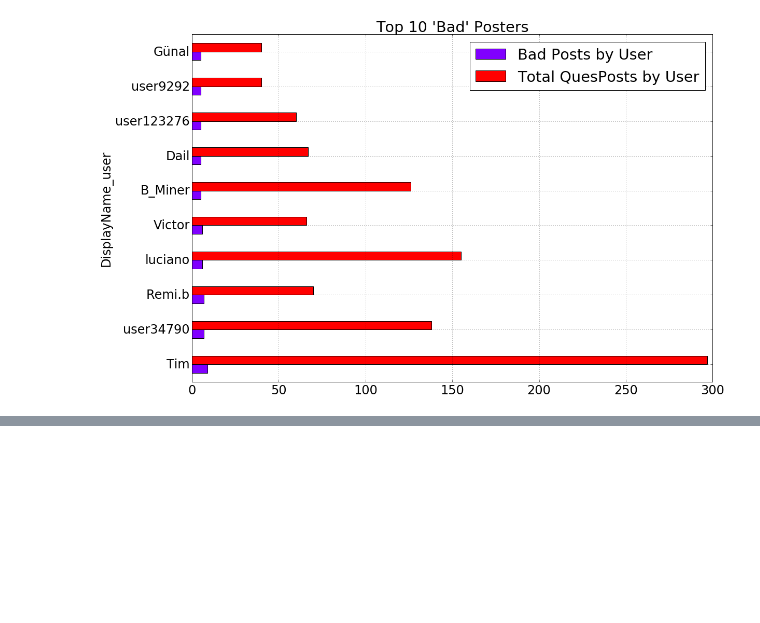
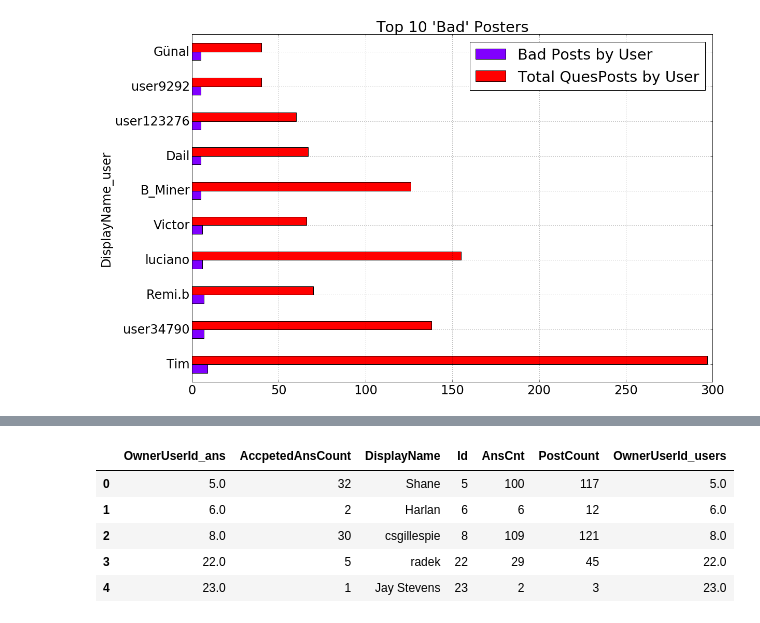
Before and after one commit to jpzhangvincent/StackOverflow-MLproject, a Jupyter notebook: EDA/Exploratory Data Analysis .ipynb, the cells around one changed output, grey strips where cells are left out. Cells and saved outputs as stored; diff of their text form; code cells hidden in the pictures; blank space fills up the shorter version.

```diff
--- a/EDA/Exploratory Data Analysis .ipynb
+++ b/EDA/Exploratory Data Analysis .ipynb
@@ -184 +206,10 @@ top_10answers.set_index('DisplayName_user',inplace=True)
+# %%
+top_answerers.head()
+# %% [output]
+|  | OwnerUserId_ans | AccpetedAnsCount | DisplayName | Id | AnsCnt | PostCount | OwnerUserId_users |
+| 0 | 5.0 | 32 | Shane | 5 | 100 | 117 | 5.0 |
+| 1 | 6.0 | 2 | Harlan | 6 | 6 | 12 | 6.0 |
+| 2 | 8.0 | 30 | csgillespie | 8 | 109 | 121 | 8.0 |
+| 3 | 22.0 | 5 | radek | 22 | 29 | 45 | 22.0 |
+| 4 | 23.0 | 1 | Jay Stevens | 23 | 2 | 3 | 23.0 |
 # %%
```
Also changed, not shown: parts of 21 cells of this notebook.
